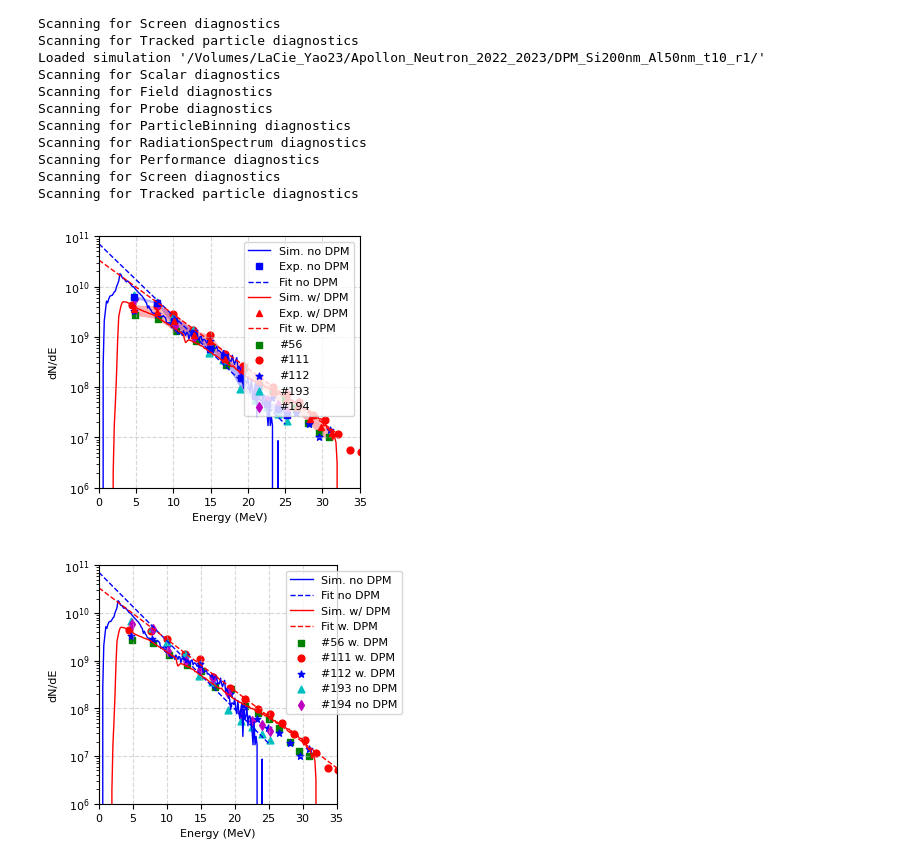
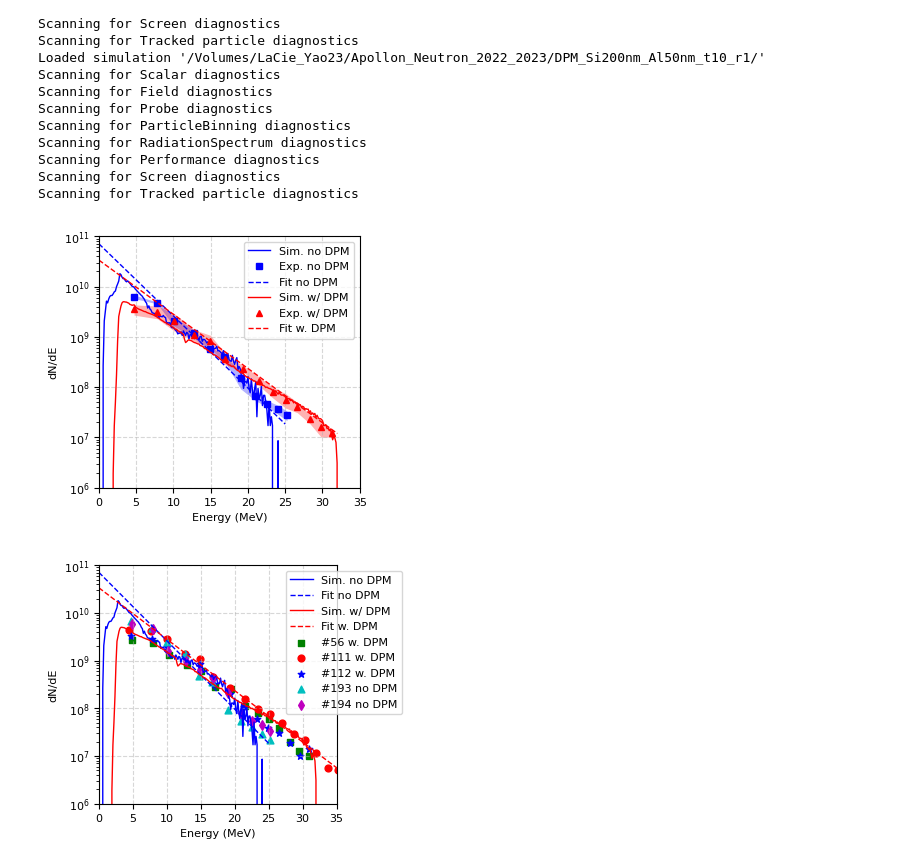
Before and after one commit to weipengyao/scripts, a Jupyter notebook: ms_dpm_fig2.ipynb, the cells around one changed output. Cells and saved outputs as stored; diff of their text form; code cells hidden in the pictures.

```diff
--- a/ms_dpm_fig2.ipynb
+++ b/ms_dpm_fig2.ipynb
@@ -120,49 +126,49 @@ ax.semilogy(xx,ene_wdpm[-1]*fitting_factor_wdpm, color='r',lw=1.0,
             label=r'Sim. w/ DPM',
            )
 
 # experiment
 x = (exp_energy_56 + exp_energy_111[:-2] + exp_energy_112) / 3.
 y1 = np.asarray([exp_number_56, exp_number_111[:-2], exp_number_112]).min(0)
 y2 = np.asarray([exp_number_56, exp_number_111[:-2], exp_number_112]).max(0)
 ax.fill_between(x, y1, y2, alpha=0.3, color='red', lw=0)
 ax.plot(x, (y1 + y2)/2, linewidth=0, marker='^', markersize=4, color='red', label='Exp. w/ DPM')
 
 # fitting
 xf = np.linspace(0,32, 100)
 yf = 3.369e10 * np.exp(-2.482e-1 * xf)
 ax.plot(xf, yf, linewidth=1, linestyle='--', color='red', label='Fit w. DPM')
 
 
-ax.scatter(exp_energy_56, exp_number_56, color='green', marker='s',
-            s=24,
-            label='#56')
-ax.scatter(exp_energy_111, exp_number_111, color='red', marker='o',
-            s=24,
-            label='#111')
-ax.scatter(exp_energy_112, exp_number_112, color='blue', marker='*',
-            s=24,
-            label='#112')
+# ax.scatter(exp_energy_56, exp_number_56, color='green', marker='s',
+#             s=24,
+#             label='#56')
+# ax.scatter(exp_energy_111, exp_number_111, color='red', marker='o',
+#             s=24,
+#             label='#111')
+# ax.scatter(exp_energy_112, exp_number_112, color='blue', marker='*',
+#             s=24,
+#             label='#112')
 
-ax.scatter(exp_energy_193, exp_number_193, color='c', marker='^',
-            s=24,
-            label='#193')
+# ax.scatter(exp_energy_193, exp_number_193, color='c', marker='^',
+#             s=24,
+#             label='#193')
 
-ax.scatter(exp_energy_194, exp_number_194, color='m', marker='d',
-            s=24,
-            label='#194')
+# ax.scatter(exp_energy_194, exp_number_194, color='m', marker='d',
+#             s=24,
+#             label='#194')
 
 ax.set_xlim([0,35])
 ax.set_ylim([1e6,1e11])
 ax.grid(linestyle='--',alpha=0.5)
 ax.set_xlabel('Energy (MeV)')
 ax.set_ylabel('dN/dE')
 ax.legend()
 fig.set_size_inches(width, height)
 fig.tight_layout()
 
 plt.show()
 # %% [output]
-[figure, old version]
+[figure, new version]
 # %%
 fig.savefig('/Users/yao/Desktop/fig2_spec.pdf')
 # %%
```
Also changed, not shown: parts of 3 cells of this notebook, 4 other files.
